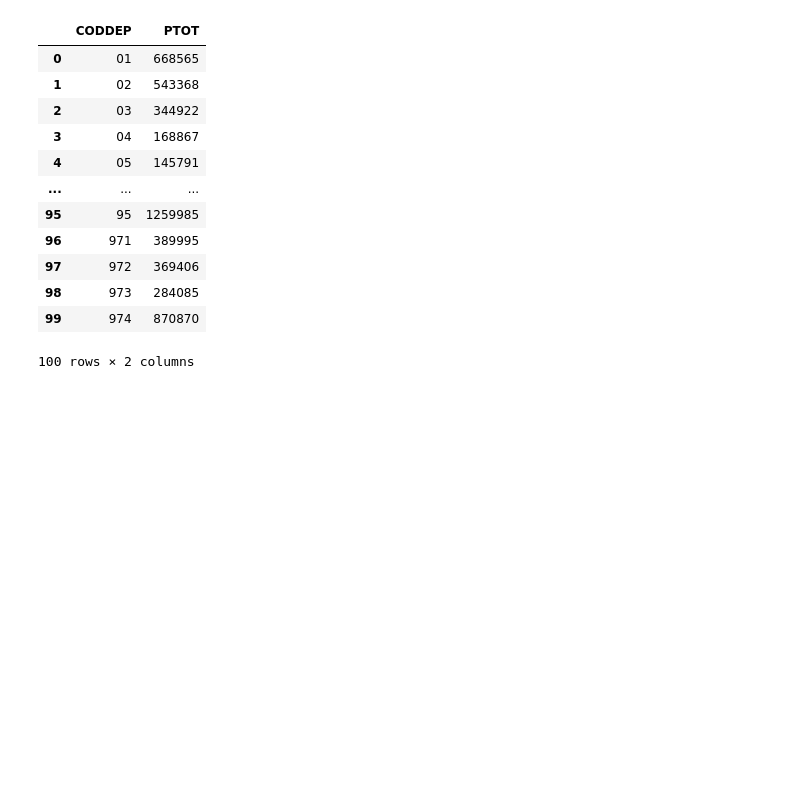
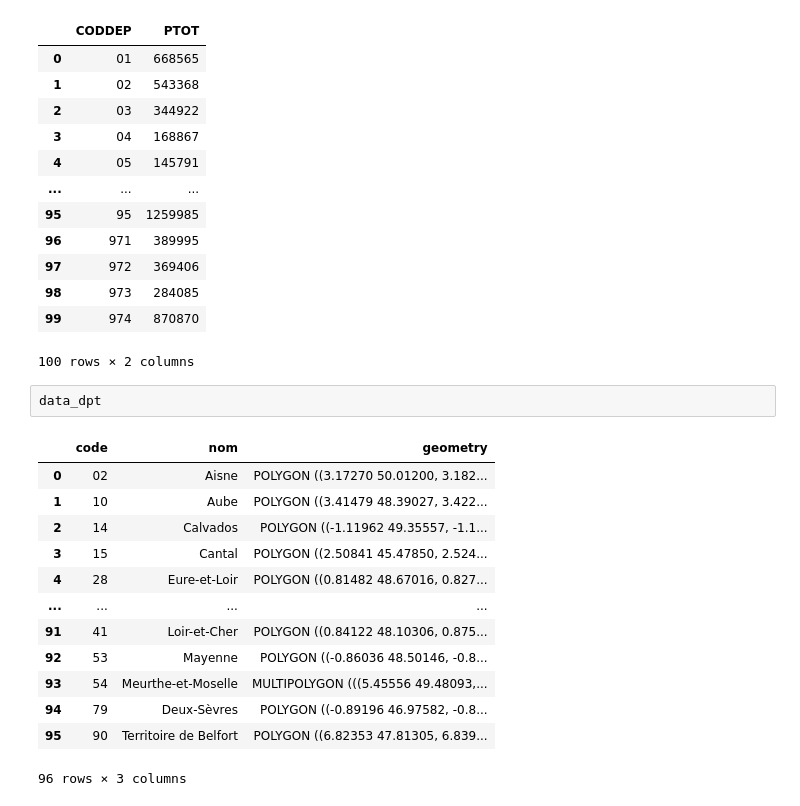
Before and after one commit to JulienRapacki/PersonnalProjects, a Jupyter notebook: Bornes elec v2.ipynb, the cells around one changed output. Drawn from its saved outputs; the diff is of its cells as text; blank space fills up the shorter version.

```diff
--- a/Bornes elec v2.ipynb
+++ b/Bornes elec v2.ipynb
@@ -90,6 +92,22 @@ df_region
 | 98 | 973 | 284085 |
 | 99 | 974 | 870870 |
 100 rows × 2 columns
+# %%
+data_dpt
+# %% [output]
+|  | code | nom | geometry |
+| 0 | 02 | Aisne | POLYGON ((3.17270 50.01200, 3.182... |
+| 1 | 10 | Aube | POLYGON ((3.41479 48.39027, 3.422... |
+| 2 | 14 | Calvados | POLYGON ((-1.11962 49.35557, -1.1... |
+| 3 | 15 | Cantal | POLYGON ((2.50841 45.47850, 2.524... |
+| 4 | 28 | Eure-et-Loir | POLYGON ((0.81482 48.67016, 0.827... |
+| ... | ... | ... | ... |
+| 91 | 41 | Loir-et-Cher | POLYGON ((0.84122 48.10306, 0.875... |
+| 92 | 53 | Mayenne | POLYGON ((-0.86036 48.50146, -0.8... |
+| 93 | 54 | Meurthe-et-Moselle | MULTIPOLYGON (((5.45556 49.48093,... |
+| 94 | 79 | Deux-Sèvres | POLYGON ((-0.89196 46.97582, -0.8... |
+| 95 | 90 | Territoire de Belfort | POLYGON ((6.82353 47.81305, 6.839... |
+96 rows × 3 columns
 # %%
 df_count_stat = df.groupby('Departement')['adresse_station'].count()
 df_region = pd.merge(df_region,df_count_stat,left_on='CODDEP',right_on='Departement')
```
Also changed, not shown: parts of 18 cells of this notebook, 1 other file.
